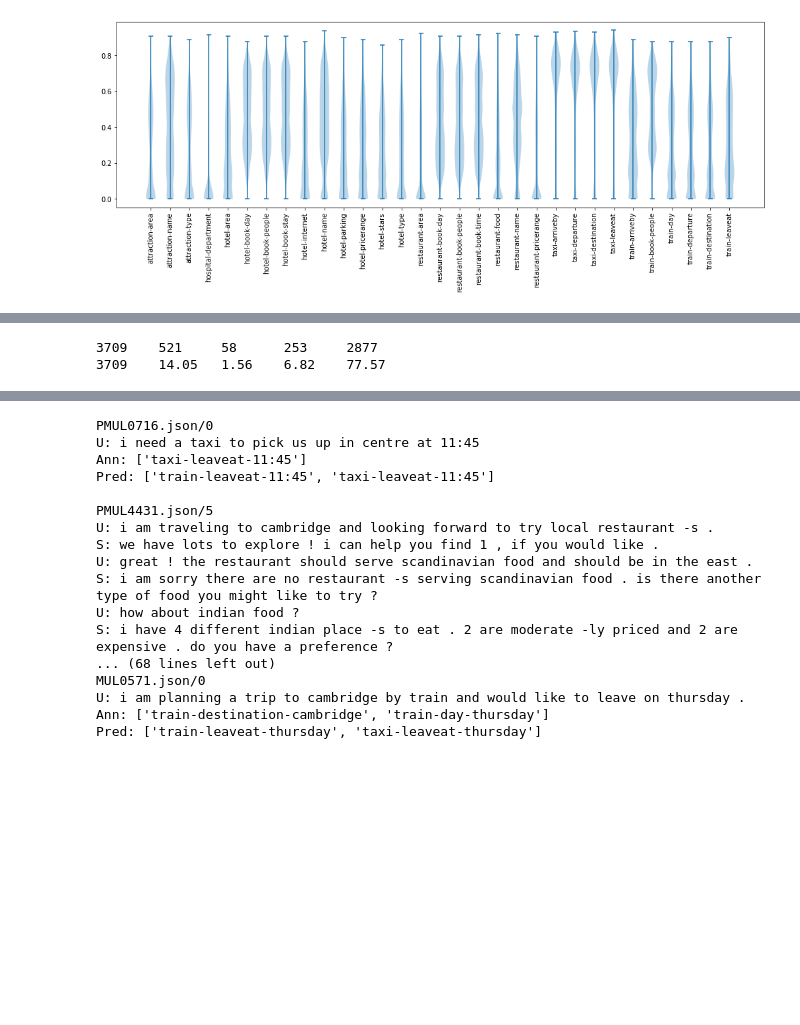
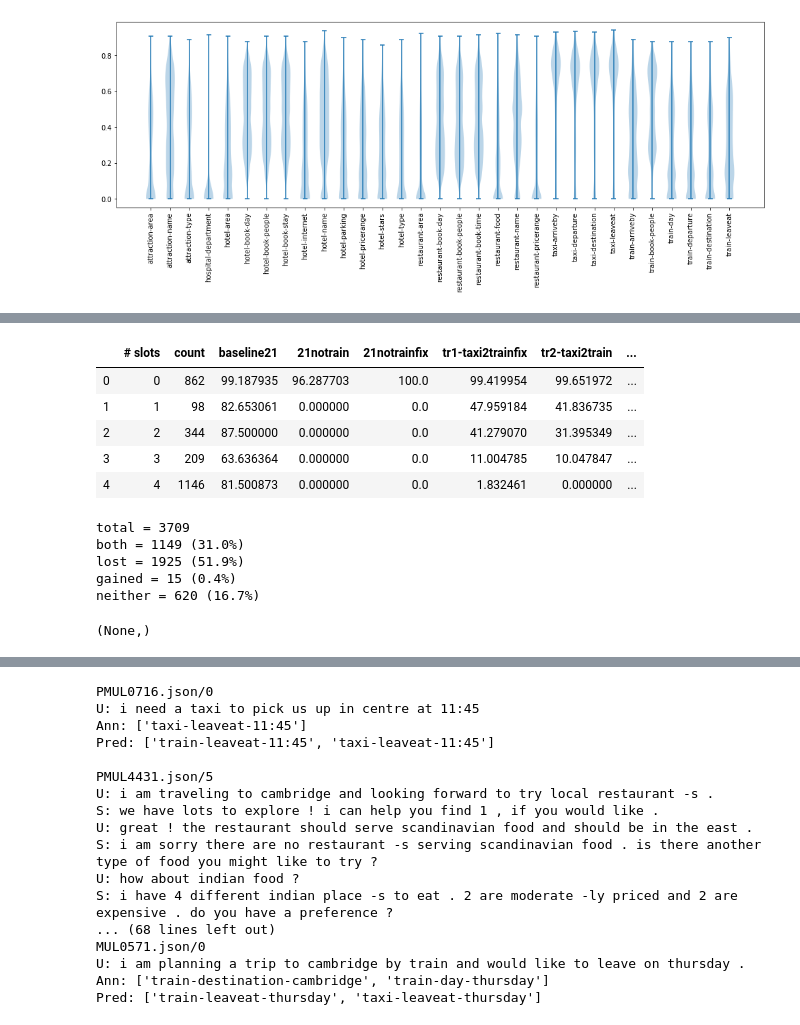
Before and after one commit to stanford-oval/trade-dst, a Jupyter notebook: data-analysis.ipynb, the cells around one changed output, grey strips where cells are left out. Drawn from its saved outputs; the diff is of its cells as text; code cells hidden in the pictures; blank space fills up the shorter version.

```diff
--- a/data-analysis.ipynb
+++ b/data-analysis.ipynb
@@ -256,3 +261,35 @@ pd.DataFrame(data, columns=['turn_idx', 'count']+ list(per_turn_accuracy_all.key
+# %%
+per_num_slot_accuracy_all = dict()
+max_num_slots = 1 + max(len(set(remove_none_slots(turn['turn_belief']))) for turn in dialogue.values() for dialogue in pred_data.values())
+for modelname in ALL_MODELS:
+    pred_data = pred_data_all[modelname]
+    per_num_slot_count = np.zeros((max_num_turn+1,), dtype=np.int32)
+    per_num_slot_accuracy = np.zeros((max_num_turn+1,), dtype=np.int32)
+    per_num_slot_accuracy_all[modelname] = per_num_slot_accuracy
+
+    for dialogue_id, dialogue in pred_data.items():
+        for turn_idx, turn in dialogue.items():
+            num_slot = len(set(remove_none_slots(turn['turn_belief'])))
+            per_num_slot_count[num_slot] += 1
+            per_num_slot_accuracy[num_slot] += get_joint_accuracy(turn)
+
+data = [
+    ([num_slot, per_num_slot_count[num_slot]] + [
+            #100 * ((per_turn_accuracy[turn_idx] / per_turn_count[turn_idx]) - (per_turn_accuracy[turn_idx-1] / per_turn_count[turn_idx-1])
+            #       if turn_idx > 0 else
+            #       (per_turn_accuracy[turn_idx] / per_turn_count[turn_idx]))
+            100 * ((per_num_slot_accuracy[num_slot] / per_num_slot_count[num_slot]))
+            for per_num_slot_accuracy in per_num_slot_accuracy_all.values()])
+    for num_slot in range(max_num_slots)
+]
+pd.DataFrame(data, columns=['# slots', 'count']+ list(per_num_slot_accuracy_all.keys()))
+# %% [output]
+|  | # slots | count | baseline21 | 21notrain | 21notrainfix | tr1-taxi2trainfix | tr2-taxi2train | ... |
+| 0 | 0 | 862 | 99.187935 | 96.287703 | 100.0 | 99.419954 | 99.651972 | ... |
+| 1 | 1 | 98 | 82.653061 | 0.000000 | 0.0 | 47.959184 | 41.836735 | ... |
+| 2 | 2 | 344 | 87.500000 | 0.000000 | 0.0 | 41.279070 | 31.395349 | ... |
+| 3 | 3 | 209 | 63.636364 | 0.000000 | 0.0 | 11.004785 | 10.047847 | ... |
+| 4 | 4 | 1146 | 81.500873 | 0.000000 | 0.0 | 1.832461 | 0.000000 | ... |
 # %%
 count = 0
 accuracy_both = 0
@@ -260,8 +297,8 @@ accuracy_neither = 0
 accuracy_only_baseline = 0
 accuracy_only_improved = 0
 
-baseline_model = '21notrainfix'
-improved_model = 'tr1-taxi2trainfix'
+baseline_model = 'baseline21'
+improved_model = 'tr3-taxi2train'
 test_domain = 'train'
 
 for dialogue_id, dialogue in dialogue_dev_data.items():
@@ -283,14 +320,16 @@ for dialogue_id, dialogue in dialogue_dev_data.items():
         else:
             accuracy_neither += 1
 
-print(count, accuracy_both, accuracy_only_baseline, accuracy_only_improved, accuracy_neither, sep='\t')
-print(count,
-      '%.2f' % (100* accuracy_both/count,),
-      '%.2f' % (100* accuracy_only_baseline/count,),
-      '%.2f' % (100* accuracy_only_improved/count,),
-      '%.2f' % (100* accuracy_neither/count,),
-      sep='\t')
+print('total =', count)
+print('both =', accuracy_both, '(%.1f%%)' % (100* accuracy_both/count,))
+print('lost =', accuracy_only_baseline, '(%.1f%%)' % (100* accuracy_only_baseline/count,)),
+print('gained =', accuracy_only_improved, '(%.1f%%)' % (100* accuracy_only_improved/count,)),
+print('neither =', accuracy_neither, '(%.1f%%)' % (100* accuracy_neither/count,)),
 # %% [output]
-3709    521     58      253     2877
-3709    14.05   1.56    6.82    77.57
+total = 3709
+both = 1149 (31.0%)
+lost = 1925 (51.9%)
+gained = 15 (0.4%)
+neither = 620 (16.7%)
+(None,)
 # %%
```
Also changed, not shown: parts of 5 cells of this notebook, 2 other files.
